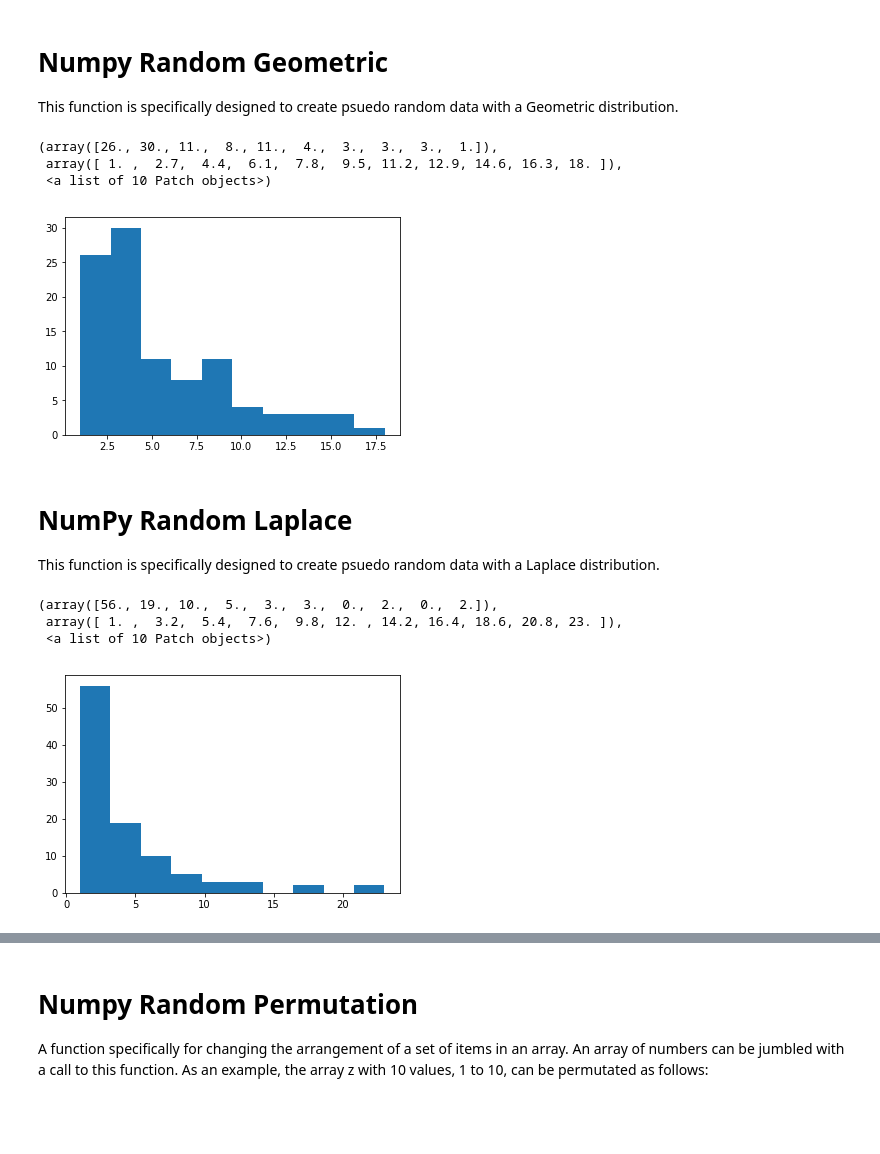
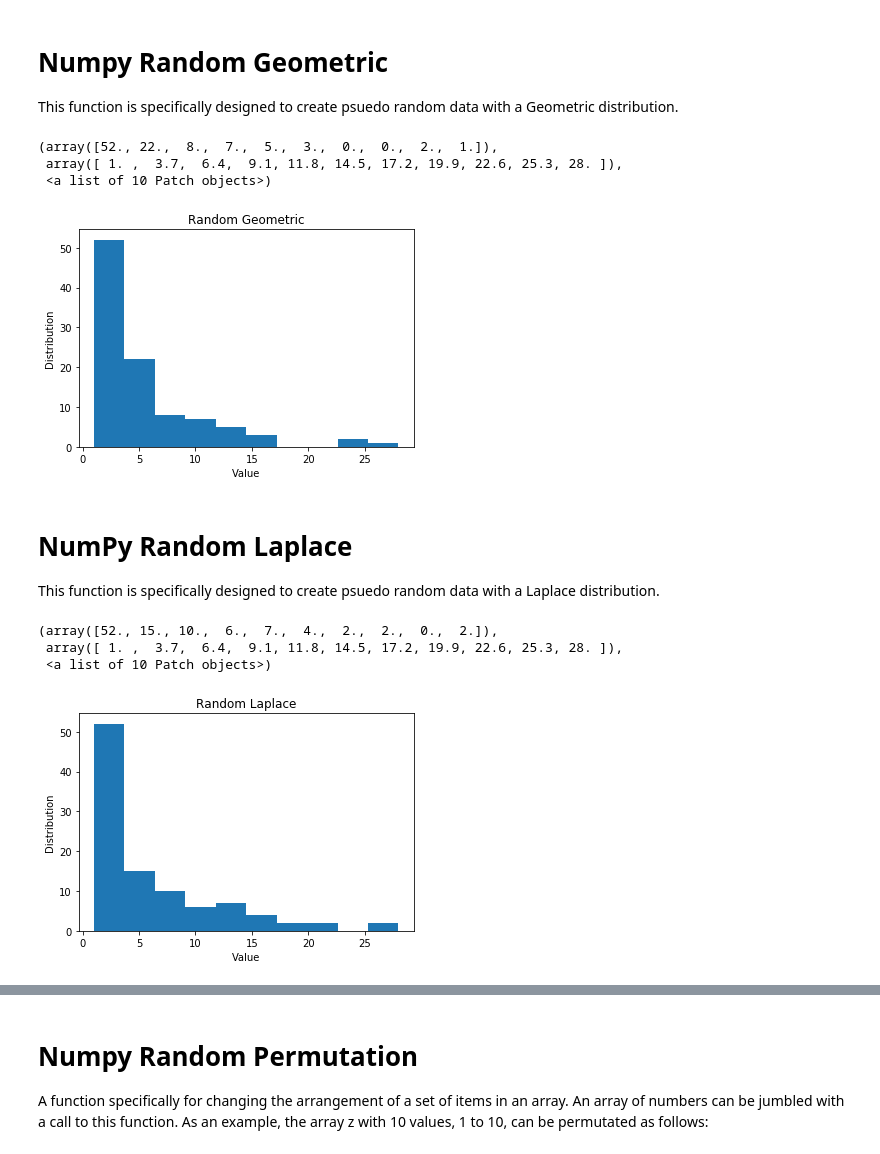
Before and after one commit to taking1fortheteam/Numpy-random, a Jupyter notebook: Numpy-random.ipynb, the cells around one changed output, grey strips where cells are left out. Saved outputs shown, nothing was run; the diff lists cells and outputs as text; code cells hidden in the pictures; blank space fills up the shorter version.

```diff
--- a/Numpy-random.ipynb
+++ b/Numpy-random.ipynb
@@ -118,20 +118,26 @@ array([2])
 This function is specifically designed to create psuedo random data with a Geometric distribution.
 # %%
 z = np.random.geometric(p=0.2, size=100)
+plt.title('Random Geometric')
+plt.xlabel('Value')
+plt.ylabel('Distribution')
 plt.hist(z)
 # %% [output]
-(array([26., 30., 11.,  8., 11.,  4.,  3.,  3.,  3.,  1.]),
- array([ 1. ,  2.7,  4.4,  6.1,  7.8,  9.5, 11.2, 12.9, 14.6, 16.3, 18. ]),
+(array([52., 22.,  8.,  7.,  5.,  3.,  0.,  0.,  2.,  1.]),
+ array([ 1. ,  3.7,  6.4,  9.1, 11.8, 14.5, 17.2, 19.9, 22.6, 25.3, 28. ]),
  <a list of 10 Patch objects>)
-[figure, old version]
+[figure, new version]
 # %% [markdown]
 # NumPy Random Laplace
 This function is specifically designed to create psuedo random data with a Laplace distribution.
 # %%
 z = np.random.geometric(p=0.2, size=100)
+plt.title('Random Laplace')
+plt.xlabel('Value')
+plt.ylabel('Distribution')
 plt.hist(z)
 # %% [output]
-(array([56., 19., 10.,  5.,  3.,  3.,  0.,  2.,  0.,  2.]),
- array([ 1. ,  3.2,  5.4,  7.6,  9.8, 12. , 14.2, 16.4, 18.6, 20.8, 23. ]),
+(array([52., 15., 10.,  6.,  7.,  4.,  2.,  2.,  0.,  2.]),
+ array([ 1. ,  3.7,  6.4,  9.1, 11.8, 14.5, 17.2, 19.9, 22.6, 25.3, 28. ]),
  <a list of 10 Patch objects>)
-[figure, old version]
+[figure, new version]
```
Also changed, not shown: parts of 22 cells of this notebook.
